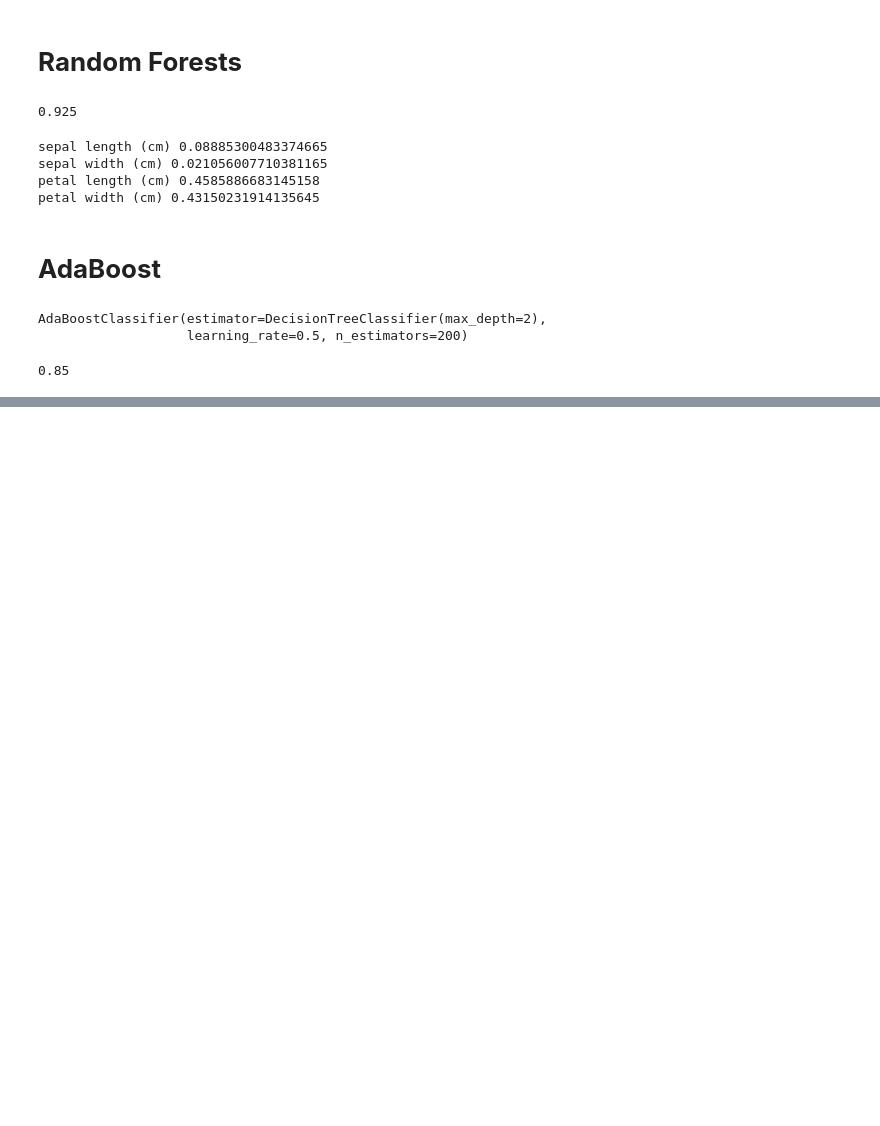
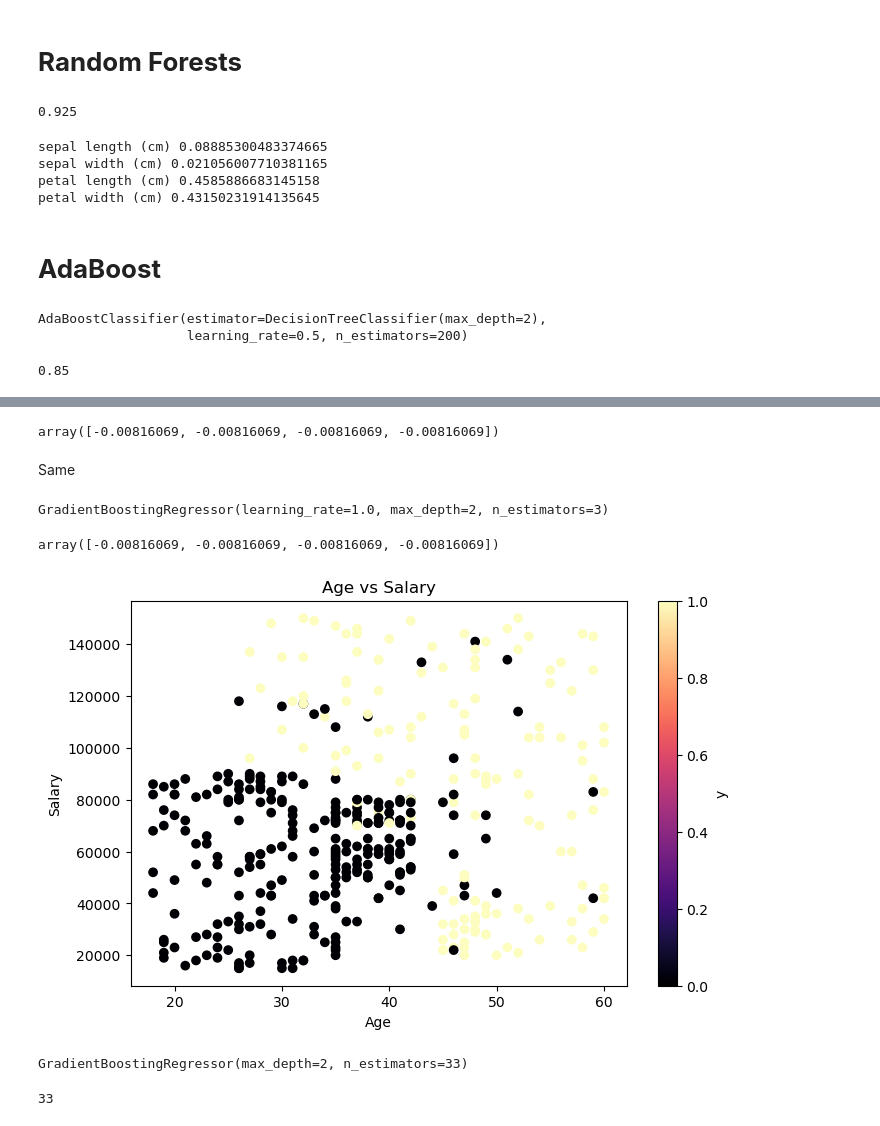
Before and after one commit to Haseebi-khan/MachineLearning, a Jupyter notebook: Hand_On_ML/Chapter7_EnsembleLearning_and_RandomForests.ipynb, the cells around one changed output, grey strips where cells are left out. Saved outputs shown, nothing was run; the diff lists cells and outputs as text; code cells hidden in the pictures; blank space fills up the shorter version.

```diff
--- a/Hand_On_ML/Chapter7_EnsembleLearning_and_RandomForests.ipynb
+++ b/Hand_On_ML/Chapter7_EnsembleLearning_and_RandomForests.ipynb
@@ -278,0 +281,9 @@ accuracy_score(y_test, y_pred_ada)
+# %%
+from sklearn.tree import DecisionTreeRegressor
+
+tree_reg1 = DecisionTreeRegressor(max_depth=2)
+tree_reg1.fit(X, y)
+
+y2 = y - tree_reg1.predict(X)
+
+print(y2)
@@ -278,0 +303,5 @@ accuracy_score(y_test, y_pred_ada)
+# %%
+tree_reg2 = DecisionTreeRegressor(max_depth=2)
+tree_reg2.fit(X, y2)
+y3 = y2 - tree_reg2.predict(X)
+print(y3)
@@ -278,0 +321,62 @@ accuracy_score(y_test, y_pred_ada)
+# %%
+tree_reg3 = DecisionTreeRegressor(max_depth=2)
+tree_reg3.fit(X, y3)
+
+X_new = np.array([
+    [0.5, 1.2],
+    [1.0, 2.0],
+    [3.0, 4.0],
+    [5, 5]
+])
+y_pred = sum(tree.predict(X_new) for tree in (tree_reg1, tree_reg2, tree_reg3))
+# %%
+y_pred
+# %% [output]
+array([-0.00816069, -0.00816069, -0.00816069, -0.00816069])
+# %% [markdown]
+Same
+# %%
+from sklearn.ensemble import GradientBoostingRegressor
+
+gbrt = GradientBoostingRegressor(max_depth=2, n_estimators=3, learning_rate=1.0)
+gbrt.fit(X, y)
+# %% [output]
+GradientBoostingRegressor(learning_rate=1.0, max_depth=2, n_estimators=3)
+# %%
+y_pred = gbrt.predict(X_new)
+y_pred
+# %% [output]
+array([-0.00816069, -0.00816069, -0.00816069, -0.00816069])
+# %%
+import matplotlib.pyplot as plt
+
+plt.figure(figsize=(8, 5))
+plt.scatter(X['age'], X['salary'], c=y, cmap='magma')
+plt.xlabel("Age")
+plt.ylabel("Salary")
+plt.title("Age vs Salary")
+plt.colorbar(label='y')
+
+plt.show()
+# %% [output]
+[figure, added]
+# %%
+import numpy as np
+from sklearn.model_selection import train_test_split
+from sklearn.metrics import mean_squared_error
+
+gbrt = GradientBoostingRegressor(max_depth=2, n_estimators=120)
+gbrt.fit(X_train, y_train)
+
+errors = [mean_squared_error(y_test, y_pred) for y_pred in gbrt.staged_predict(X_test)]
+
+bst_n_estimators = np.argmin(errors)
+
+gbrt_best = GradientBoostingRegressor(max_depth=2,n_estimators=bst_n_estimators)
+gbrt_best.fit(X_train, y_train)
+# %% [output]
+GradientBoostingRegressor(max_depth=2, n_estimators=33)
+# %%
+bst_n_estimators
+# %% [output]
+33
```
Also changed, not shown: parts of 13 cells of this notebook, 1 other file.
